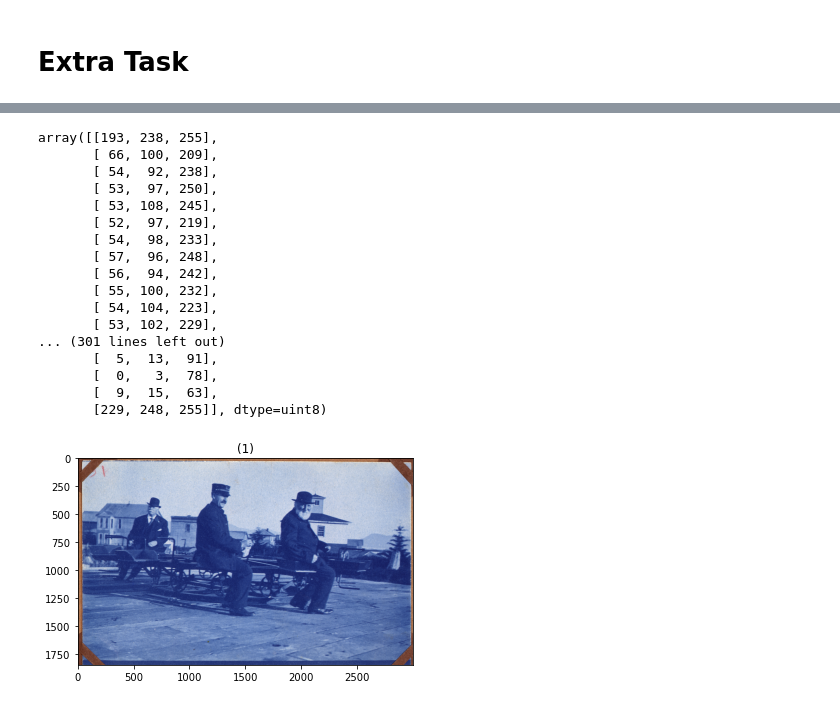
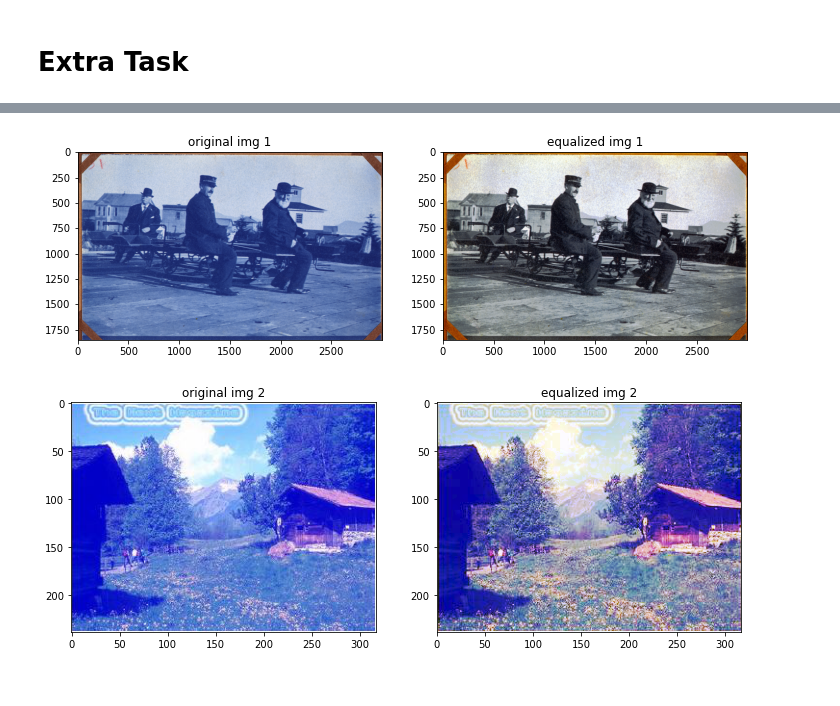
Before and after one commit to EngPeterAtef/ImageProcessing_Labs, a Jupyter notebook: lab4 _Contrast Enhancement/Lab4_STD.ipynb, the cells around one changed output, grey strips where cells are left out. Cells and saved outputs as stored; diff of their text form; code cells hidden in the pictures.

```diff
--- a/lab4 _Contrast Enhancement/Lab4_STD.ipynb
+++ b/lab4 _Contrast Enhancement/Lab4_STD.ipynb
@@ -170,4 +170,5 @@ showHistCommon(equalizationImg2)
 # %%
 img_blue1 = io.imread('./1.jpg')
 img_blue2 = io.imread('./2.jpg')
-img_blue3 = img_blue2.copy()
+newImg1 = np.copy(img_blue1)
+newImg2 = np.copy(img_blue2)
@@ -180,6 +174,0 @@ showHistCommon(img_blue2[2])
-# %%
-show_images([img_blue1],['original img'])
-showHistCommon(img_blue1[2])#histogram of blue channel
-img_blue1[2] = histogramEqualization(img_blue1[2])#histogram equalization of blue channel
-show_images([img_blue1])#showing the equalized image
-showHistCommon(img_blue1[2])#histogram of blue channel after equalization
@@ -197,5 +174,0 @@ showHistCommon(img_blue2[2])
-# %%
-#using the equalization function we defined in the previous question
-img_blue2[2] = histogramEqualization(img_blue2[2])
-show_images([img_blue2])
-showHistCommon(img_blue2[2])
@@ -213,20 +174,0 @@ showHistCommon(img_blue3[2])
-# %%
-img_blue3[2]
-# %% [output]
-array([[193, 238, 255],
-       [ 66, 100, 209],
-       [ 54,  92, 238],
-       [ 53,  97, 250],
-       [ 53, 108, 245],
-       [ 52,  97, 219],
-       [ 54,  98, 233],
-       [ 57,  96, 248],
-       [ 56,  94, 242],
-       [ 55, 100, 232],
-       [ 54, 104, 223],
-       [ 53, 102, 229],
-... (301 lines left out)
-       [  5,  13,  91],
-       [  0,   3,  78],
-       [  9,  15,  63],
-       [229, 248, 255]], dtype=uint8)
@@ -245,5 +175,17 @@ def contrastEnhancement_2(img):
-# %%
-img_blue1[2] = contrastEnhancement_2(img_blue1[2])
-show_images([img_blue1])
-# %% [output]
-[figure, removed]
+# %%
+# showHistCommon(img_blue1[:,:,0])#histogram of blue channel after equalization
+# showHistCommon(img_blue2[:,:,0])#histogram of blue channel after equalization
+newImg1[:,:,0] = histogramEqualization(img_blue1[:,:,0])#histogram equalization of blue channel
+newImg1[:,:,1] = histogramEqualization(img_blue1[:,:,1])#histogram equalization of red channel
+newImg1[:,:,2] = histogramEqualization(img_blue1[:,:,2])#histogram equalization of green channel
+
+newImg2[:,:,0] = histogramEqualization(img_blue2[:,:,0])#histogram equalization of blue channel
+newImg2[:,:,1] = histogramEqualization(img_blue2[:,:,1])#histogram equalization of red channel
+newImg2[:,:,2] = histogramEqualization(img_blue2[:,:,2])#histogram equalization of green channel
+show_images([img_blue1,newImg1],['original img 1','equalized img 1'])
+show_images([img_blue2,newImg2],['original img 2','equalized img 2'])#showing the equalized image
+# showHistCommon(newImg1[:,:,0])#histogram of blue channel after equalization
+# showHistCommon(newImg2[:,:,0])#histogram of blue channel after equalization
+# %% [output]
+[figure, added]
+[figure, added]
```
Also changed, not shown: parts of 8 cells of this notebook, 2 other files.
